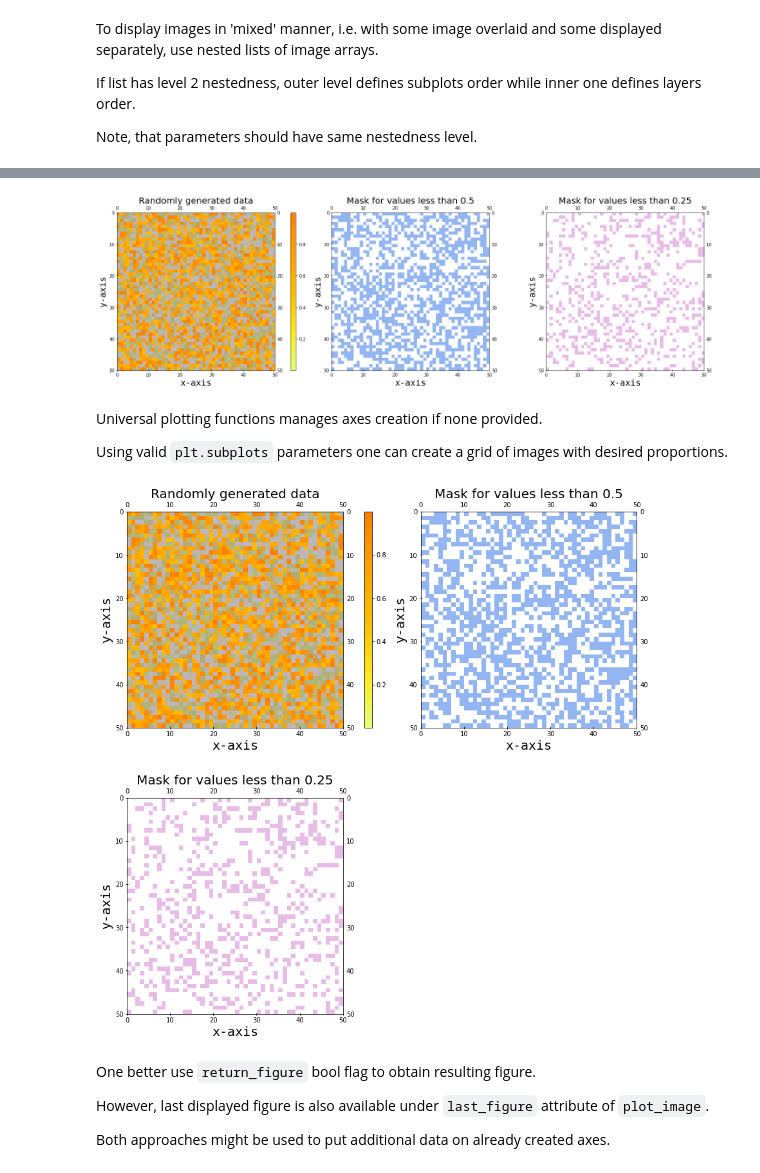
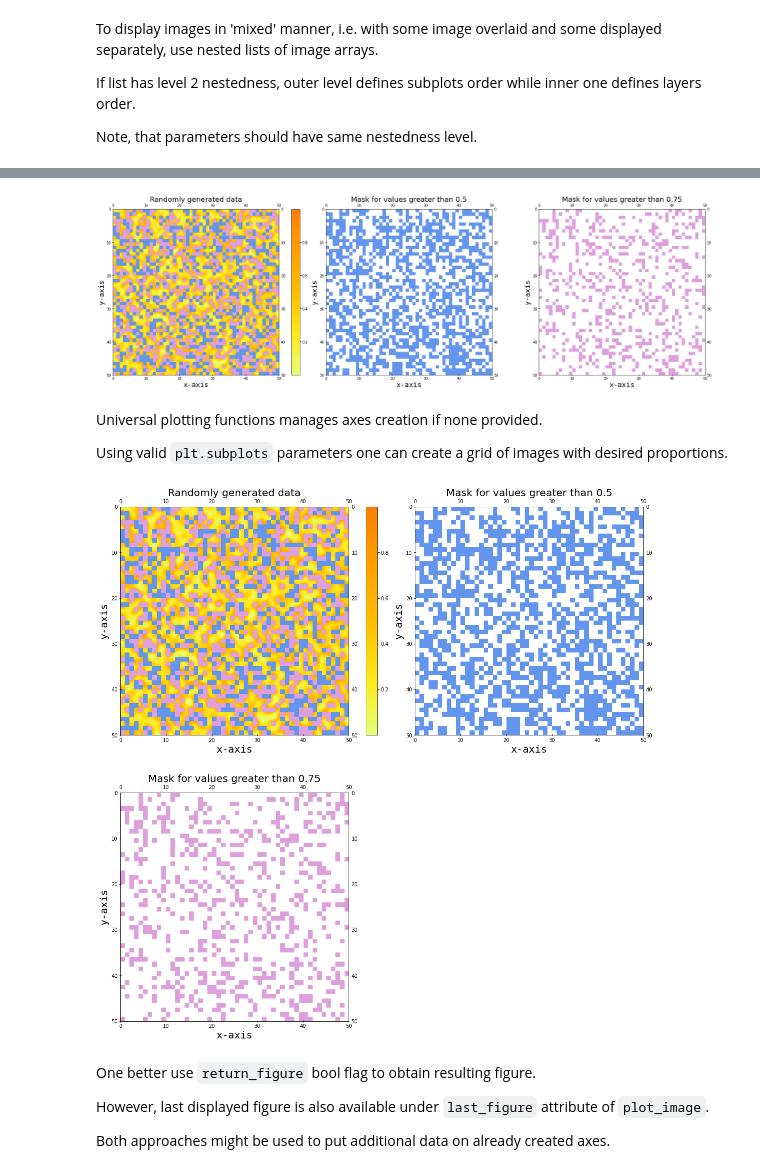
Before and after one commit to vodun/seismiqb, a Jupyter notebook: tutorials/plotters/01_imshow.ipynb, the cells around one changed output, grey strips where cells are left out. Drawn from its saved outputs; the diff is of its cells as text; code cells hidden in the pictures.

```diff
--- a/tutorials/plotters/01_imshow.ipynb
+++ b/tutorials/plotters/01_imshow.ipynb
@@ -65,7 +65,7 @@ plot_image([image, mask_0], **annotation_params)
 # %%
 # Sample mask generation.
-mask_1 = np.ones(shape)
-mask_1[image > 0.25] = np.nan
+mask_1 = np.zeros(shape)
+mask_1[image > 0.75] = 1
 # %% [markdown]
 One can overlay up to 6 images without specifing additional plot parameters (after 6 images defaults colors list is exausted)
 # %%
@@ -102,7 +102,7 @@ plot_image([image, mask_0, mask_1],
 # %% [markdown]
 If one does not specify legend colors explicitly (i.e. with `'legend_'` prefix), legend labels are created only for layers displayed in a single color.
 # %%
-annotation_params['legend_label'] = ['<0.5 mask', '<0.25 mask']
+annotation_params['legend_label'] = ['>0.5 mask', '>0.75 mask']
 
 plot_image([image, mask_0, mask_1],
            **image_params,
@@ -121,8 +121,8 @@ plot_image([image, mask_0, mask_1], separate=True, **image_params, **figure_para
 Some parameters have one or more aliases (e.g. to pass title label value one can use `title_label`, `title` or `label` keywords)
 # %%
 annotation_params['title'] = ['Randomly generated data',
-                              'Mask for values less than 0.5',
-                              'Mask for values less than 0.25']
+                              'Mask for values greater than 0.5',
+                              'Mask for values greater than 0.75']
 annotation_params['legend_label'] = None
 
 plot_image([image, mask_0, mask_1],
@@ -162,3 +162,3 @@
 # %%
-image_params['alpha'] = [[1., .5, .4], [.7], [.7]]
+image_params['interpolation'] = [['bessel', None, None], [None], [None]]
 
@@ -167,15 +167,11 @@
            **image_params,
            **annotation_params)
 # %% [output]
-[figure, old version]
+[figure, new version]
 # %% [markdown]
 Universal plotting functions manages axes creation if none provided.
 
 Using valid `plt.subplots` parameters one can create a grid of images with desired proportions.
 # %%
-figure_params = {
-    'ncols': 2,
-    'nrows': 2,
-    'figsize': (15, 15)
-}
+figure_params = {'ncols': 2}
 
@@ -183,8 +179,8 @@
            **figure_params,
            **image_params,
            **annotation_params)
 # %% [output]
-[figure, old version]
+[figure, new version]
 # %% [markdown]
 One better use `return_figure` bool flag to obtain resulting figure.
 
```
Also changed, not shown: parts of 14 cells of this notebook, 8 other files.
